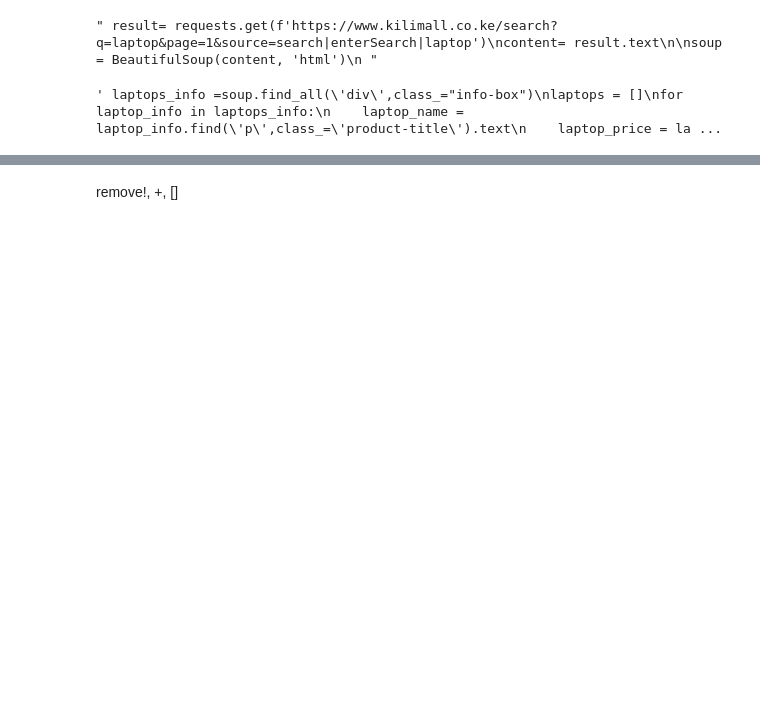
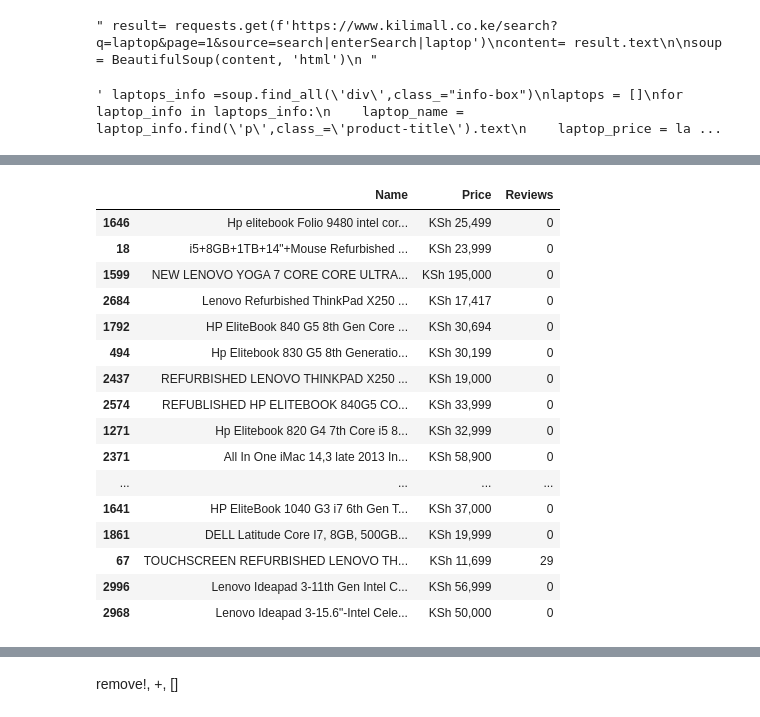
Before and after one commit to HannahMwende/E-commerce-products-analysis, a Jupyter notebook: Scraping_laptops.ipynb, the cells around one changed output, grey strips where cells are left out. Saved outputs shown, nothing was run; the diff lists cells and outputs as text; code cells hidden in the pictures; blank space fills up the shorter version.

Commit message:
Cleaning data

```diff
--- a/Scraping_laptops.ipynb
+++ b/Scraping_laptops.ipynb
@@ -134,13 +107,61 @@ df
-# %%
-#Function to clean the laptop name and remove the word before "offer" or "sale"
-def clean_name(name):
-    # Regular expression to find "offer" or "sale" and remove the word before it
-    name = re.sub(r'\b(\w+)\s+(OFFER|SALE)\b', '', name, flags=re.IGNORECASE)
-    # Remove parentheses, curly braces, and extra spaces
-    name = re.sub(r'[\(\)\{\}]', '', name)  # Remove parentheses and braces
-    name = re.sub(r'\s+', ' ', name)  # Replace multiple spaces with a single space
-    name = name.strip()  # Remove leading and trailing spaces
-    return name
-
-# Apply the cleaning function to each laptop name
-df['Name'] = df['Name'].apply(clean_name)
+# %%
+#CLEANING THE DATAFRAME
+
+# Function to clean the laptop name
+def clean_name(name):
+
+    # Remove words in parentheses or curly brackets if they contain "offer", "offers", "sale", or "sales"
+    name = re.sub(r'\(([^)]*?(OFFER|OFFERS|SALE|SALES)[^)]*?)\)', '', name, flags=re.IGNORECASE)
+    name = re.sub(r'\{([^}]*?(OFFER|OFFERS|SALE|SALES)[^}]*?)\}', '', name, flags=re.IGNORECASE)
+
+      # Remove variations of "offer" and "sale" (including "offers", "sales")
+    name = re.sub(r'\b(\w+)\s+(OFFER|OFFERS|SALE|SALES)\b', '', name, flags=re.IGNORECASE)
+
+    # Remove unnecessary marketing phrases
+    name = re.sub(r'\b(BLACK FRIDAY|BLACK FRIDAY OFFERS|BEST DEALS|LIMITED|LIMITED TIME|TECH WEEK|OFFER|BEST WHOLESALE PRICE|SPECIAL OFFERS)\b', '', name, flags=re.IGNORECASE)
+
+    # Remove all remaining parentheses, curly braces, brackets, and clean extra spaces
+    name = re.sub(r'[\(\)\{\}\[\]]', '', name)  # Remove parentheses, braces, and brackets
+    name = re.sub(r'\s+', ' ', name)  # Replace multiple spaces with a single space
+
+    # Remove special characters like '!', '+' if they appear as the first word
+    name = re.sub(r'^[!+\[\]]+', '', name).strip()  # Strip unwanted characters at the start
+
+    # Final trim to remove leading/trailing spaces
+    name = name.strip()
+
+    return name
+
+# Apply the cleaning function to the 'Name' column in the DataFrame
+df['Name'] = df['Name'].apply(clean_name)
+
+
+
+#Remove commas and any text from Price column
+#df["Price"] = df['Price'].str.replace(r'[^\d]', '', regex=True)
+# Rename the Price column
+#df = df.rename(columns={'Price': 'Price(Kshs)'})
+
+
+
+#Remove brackets from Reviews column
+df['Reviews'] = df['Reviews'].str.extract(r'(\d+)')
+df.sample(20)
+# %% [output]
+|  | Name | Price | Reviews |
+| 1646 | Hp elitebook Folio 9480 intel cor... | KSh 25,499 | 0 |
+| 18 | i5+8GB+1TB+14"+Mouse Refurbished ... | KSh 23,999 | 0 |
+| 1599 | NEW LENOVO YOGA 7 CORE CORE ULTRA... | KSh 195,000 | 0 |
+| 2684 | Lenovo Refurbished ThinkPad X250 ... | KSh 17,417 | 0 |
+| 1792 | HP EliteBook 840 G5 8th Gen Core ... | KSh 30,694 | 0 |
+| 494 | Hp Elitebook 830 G5 8th Generatio... | KSh 30,199 | 0 |
+| 2437 | REFURBISHED LENOVO THINKPAD X250 ... | KSh 19,000 | 0 |
+| 2574 | REFUBLISHED HP ELITEBOOK 840G5 CO... | KSh 33,999 | 0 |
+| 1271 | Hp Elitebook 820 G4 7th Core i5 8... | KSh 32,999 | 0 |
+| 2371 | All In One iMac 14,3 late 2013 In... | KSh 58,900 | 0 |
+| ... | ... | ... | ... |
+| 1641 | HP EliteBook 1040 G3 i7 6th Gen T... | KSh 37,000 | 0 |
+| 1861 | DELL Latitude Core I7, 8GB, 500GB... | KSh 19,999 | 0 |
+| 67 | TOUCHSCREEN REFURBISHED LENOVO TH... | KSh 11,699 | 29 |
+| 2996 | Lenovo Ideapad 3-11th Gen Intel C... | KSh 56,999 | 0 |
+| 2968 | Lenovo Ideapad 3-15.6"-Intel Cele... | KSh 50,000 | 0 |
```
Also changed, not shown: parts of 9 cells of this notebook, 1 other file.
